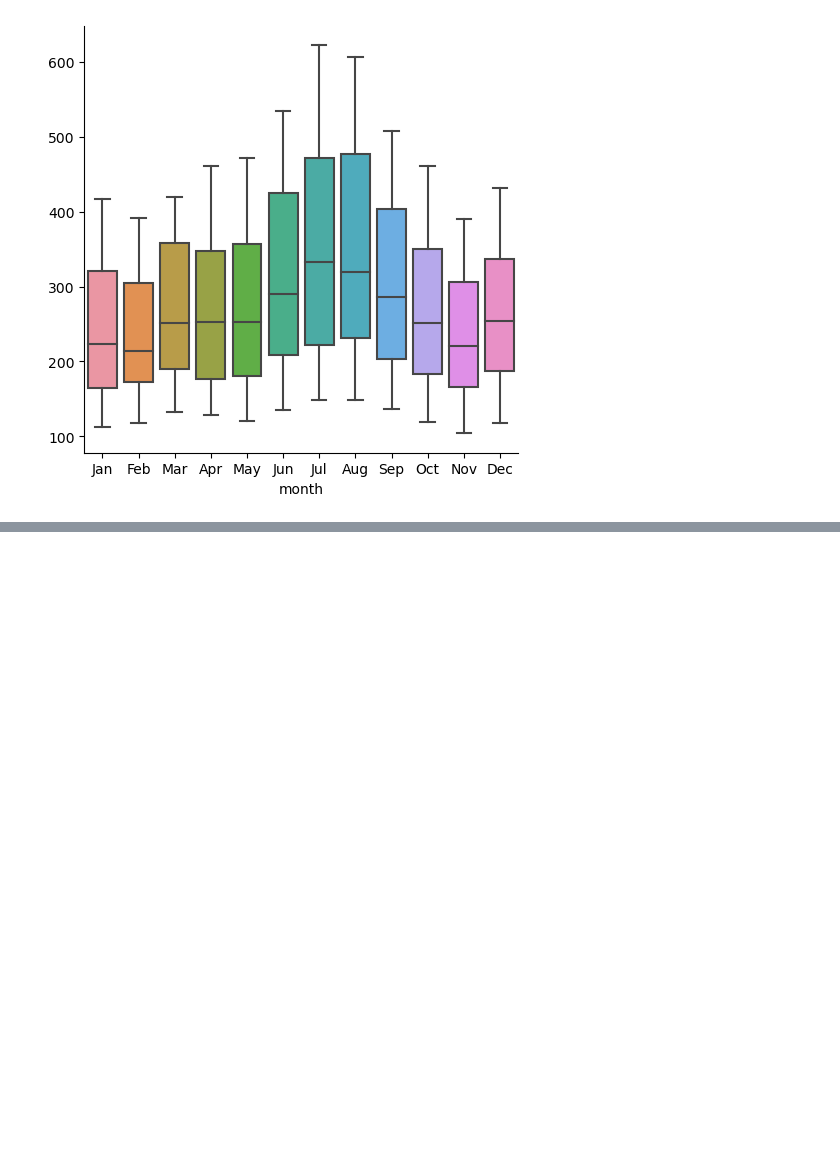
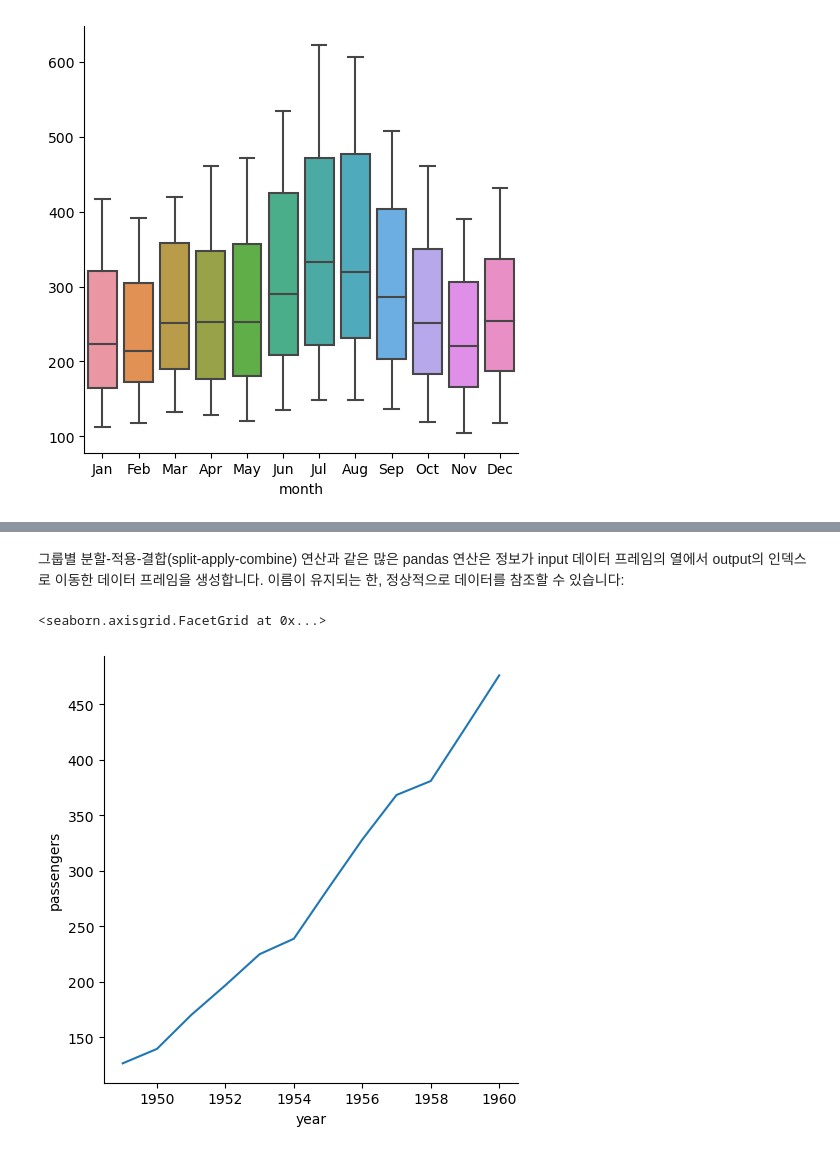
Before and after one commit to Choseyeonshay/seaborntutorial, a Jupyter notebook: 6. Data structures accepted by seaborn.ipynb, the cells around one changed output, grey strips where cells are left out. Drawn from its saved outputs; the diff is of its cells as text; code cells hidden in the pictures; blank space fills up the shorter version.

```diff
--- a/6. Data structures accepted by seaborn.ipynb
+++ b/6. Data structures accepted by seaborn.ipynb
@@ -143,0 +233,8 @@ pandas를 사용하여 와이드 폼 데이터를 표현할 때는 변수가 몇
+# %% [markdown]
+그룹별 분할-적용-결합(split-apply-combine) 연산과 같은 많은 pandas 연산은 정보가 input 데이터 프레임의 열에서 output의 인덱스로 이동한 데이터 프레임을 생성합니다. 이름이 유지되는 한, 정상적으로 데이터를 참조할 수 있습니다:
+# %%
+flights_avg = flights.groupby("year").mean()
+sns.relplot(data=flights_avg, x="year", y="passengers", kind="line")
+# %% [output]
+<seaborn.axisgrid.FacetGrid at 0x...>
+[figure, added]
```
Also changed, not shown: parts of 27 cells of this notebook.
